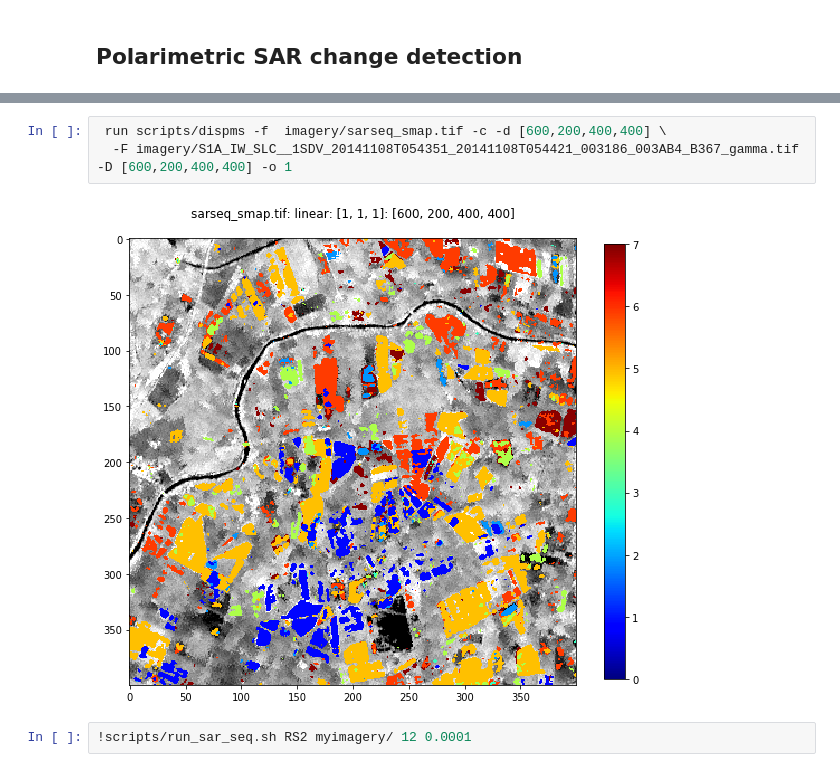
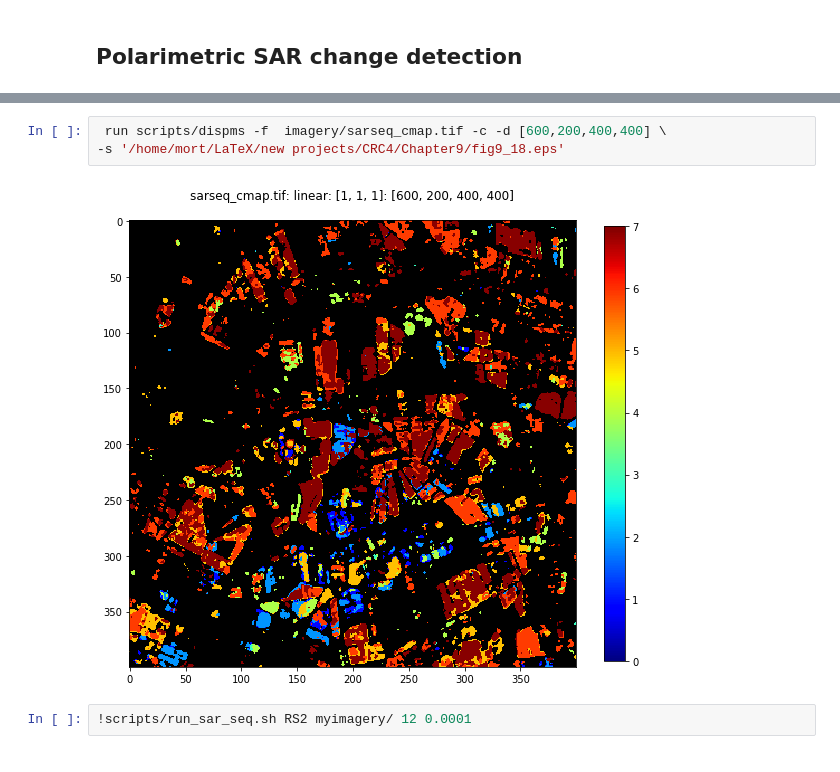
Before and after one commit to mortcanty/CRC4Docker, a Jupyter notebook: src/Chapter9.ipynb, the cells around one changed output, grey strips where cells are left out. Cells and saved outputs as stored; diff of their text form.

```diff
--- a/src/Chapter9.ipynb
+++ b/src/Chapter9.ipynb
@@ -255,8 +266,8 @@ elapsed time: 155.444088936
 # %%
- run scripts/dispms -f  imagery/sarseq_smap.tif -c -d [600,200,400,400] \
-  -F imagery/S1A_IW_SLC__1SDV_20141108T054351_20141108T054421_003186_003AB4_B367_gamma.tif -D [600,200,400,400] -o 1
+ run scripts/dispms -f  imagery/sarseq_cmap.tif -c -d [600,200,400,400] \
+-s '/home/mort/LaTeX/new projects/CRC4/Chapter9/fig9_18.eps'
 # %% [output]
-[figure, old version]
+[figure, new version]
 # %%
 !scripts/run_sar_seq.sh RS2 myimagery/ 12 0.0001
 # %% [output]
```
Also changed, not shown: parts of 6 cells of this notebook, 6 other files.
